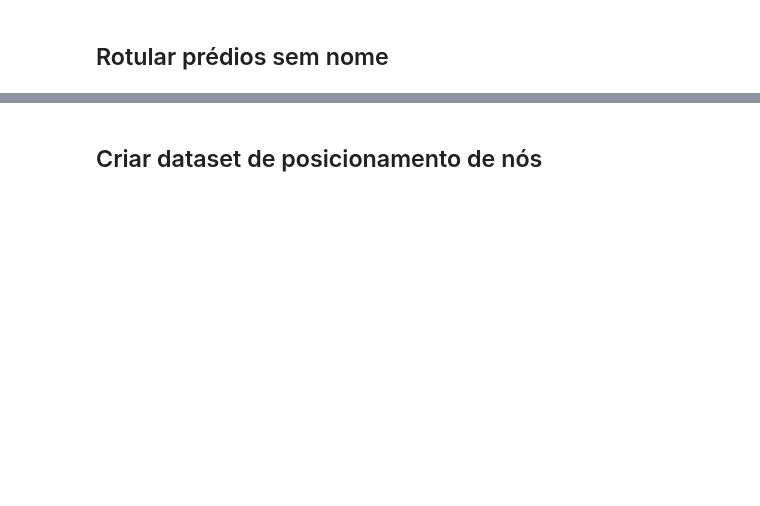
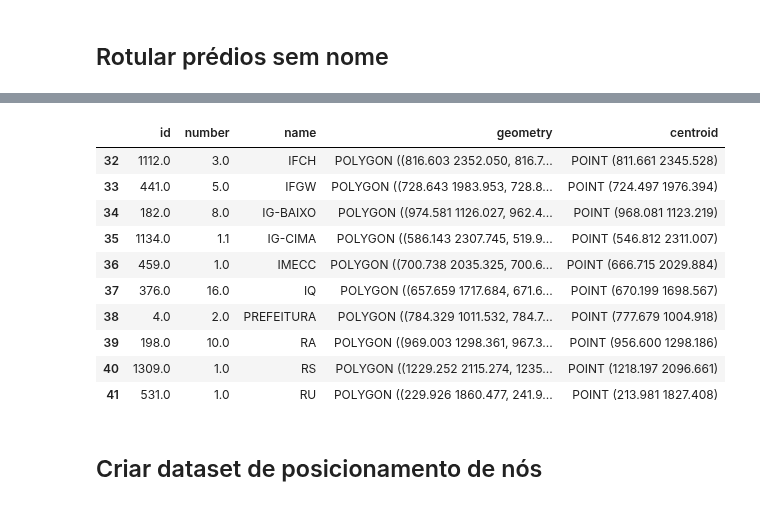
Before and after one commit to wasp-lahis/ns3-bmap, a Jupyter notebook: NS3/obstacle_exp/unicamp-arcgis-input-to-ns3/create-dataset-inputs-to-ns3.ipynb, the cells around one changed output, grey strips where cells are left out. Cells and saved outputs as stored; diff of their text form; code cells hidden in the pictures; blank space fills up the shorter version.

```diff
--- a/NS3/obstacle_exp/unicamp-arcgis-input-to-ns3/create-dataset-inputs-to-ns3.ipynb
+++ b/NS3/obstacle_exp/unicamp-arcgis-input-to-ns3/create-dataset-inputs-to-ns3.ipynb
@@ -625,3 +761,17 @@ nodes_df['geometry'].plot(ax=ax, color="red")
+# %%
+nodes_df.iloc[nodes_df.shape[0]-10:nodes_df.shape[0]]
+# %% [output]
+|  | id | number | name | geometry | centroid |
+| 32 | 1112.0 | 3.0 | IFCH | POLYGON ((816.603 2352.050, 816.7... | POINT (811.661 2345.528) |
+| 33 | 441.0 | 5.0 | IFGW | POLYGON ((728.643 1983.953, 728.8... | POINT (724.497 1976.394) |
+| 34 | 182.0 | 8.0 | IG-BAIXO | POLYGON ((974.581 1126.027, 962.4... | POINT (968.081 1123.219) |
+| 35 | 1134.0 | 1.1 | IG-CIMA | POLYGON ((586.143 2307.745, 519.9... | POINT (546.812 2311.007) |
+| 36 | 459.0 | 1.0 | IMECC | POLYGON ((700.738 2035.325, 700.6... | POINT (666.715 2029.884) |
+| 37 | 376.0 | 16.0 | IQ | POLYGON ((657.659 1717.684, 671.6... | POINT (670.199 1698.567) |
+| 38 | 4.0 | 2.0 | PREFEITURA | POLYGON ((784.329 1011.532, 784.7... | POINT (777.679 1004.918) |
+| 39 | 198.0 | 10.0 | RA | POLYGON ((969.003 1298.361, 967.3... | POINT (956.600 1298.186) |
+| 40 | 1309.0 | 1.0 | RS | POLYGON ((1229.252 2115.274, 1235... | POINT (1218.197 2096.661) |
+| 41 | 531.0 | 1.0 | RU | POLYGON ((229.926 1860.477, 241.9... | POINT (213.981 1827.408) |
 # %% [markdown]
 ## Criar dataset de posicionamento de nós
 # %%
```
Also changed, not shown: parts of 64 cells of this notebook, 6 other files.
